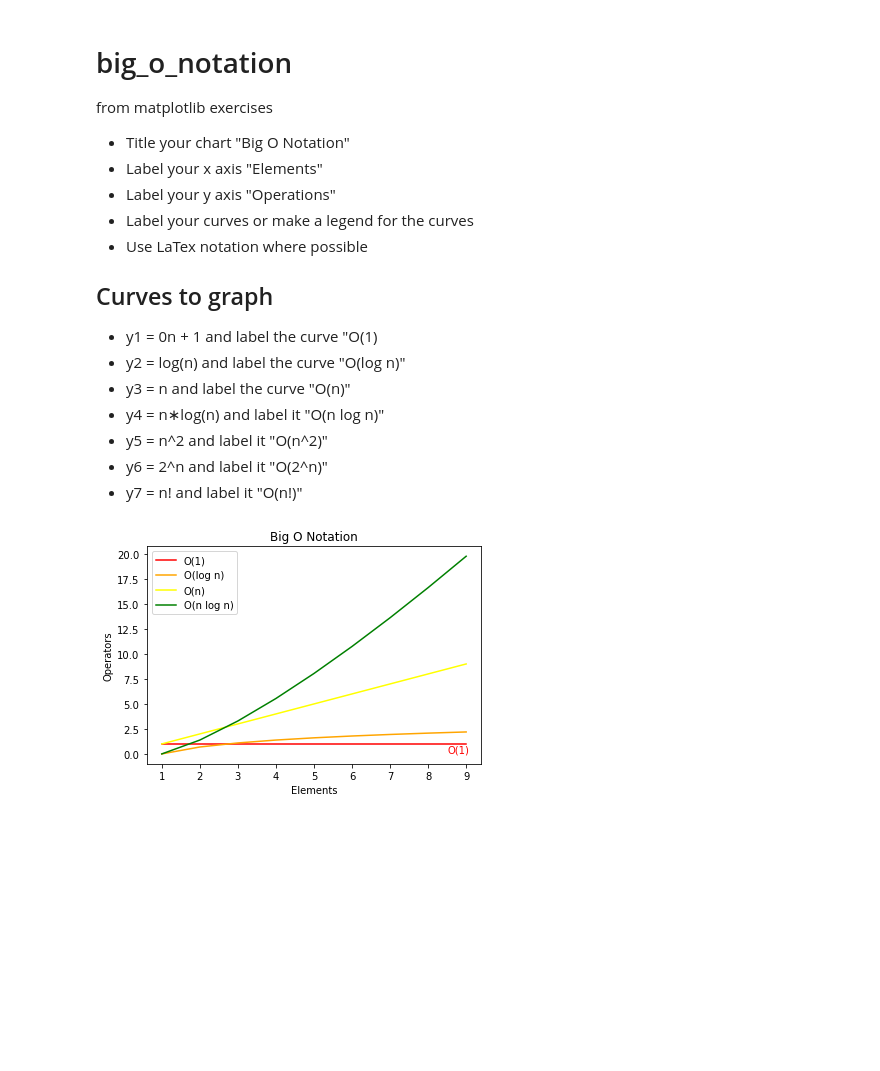
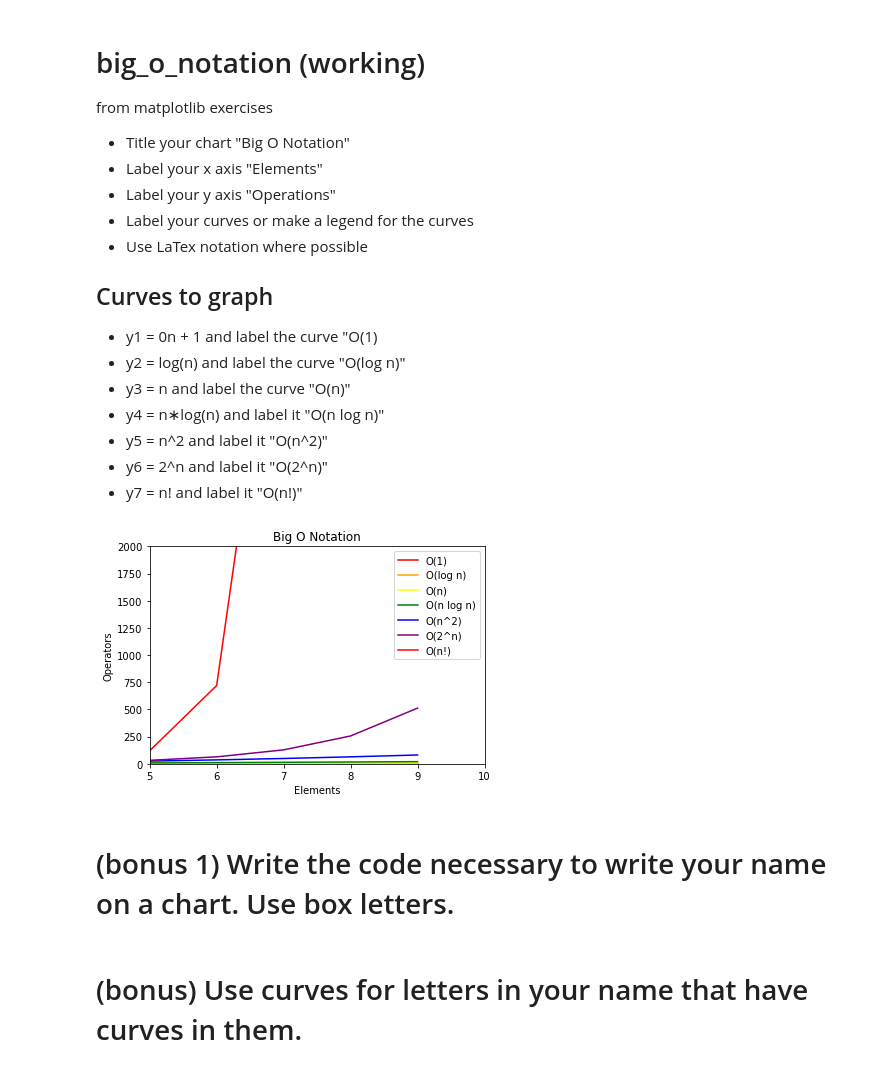
Before and after one commit to Jonessn22/numpy-pandas-visualization-exercises, a Jupyter notebook: big_o_notation.ipynb, the cells around one changed output. Cells and saved outputs as stored; diff of their text form; code cells hidden in the pictures; blank space fills up the shorter version.

```diff
--- a/big_o_notation.ipynb
+++ b/big_o_notation.ipynb
@@ -1,5 +1,5 @@
 # %% [markdown]
-# big_o_notation
+# big_o_notation (working)
 from matplotlib exercises
 
 - Title your chart "Big O Notation"
@@ -32,15 +32,25 @@ y7 = [math.factorial(n) for n in n]
 # %%
 plt.plot(n, y1, color = 'red', label = 'O(1)')
 plt.plot(n, y2, color = 'orange', label = 'O(log n)')
 plt.plot(n, y3, color = 'yellow', label = 'O(n)')
 plt.plot(n, y4, color = 'green', label = 'O(n log n)')
+plt.plot(n, y5, color = 'blue', label = 'O(n^2)')
+plt.plot(n, y6, color = 'purple', label = 'O(2^n)')
+plt.plot(n, y7, color = 'red', label = 'O(n!)')
 
 plt.title('Big O Notation')
 plt.xlabel('Elements')
 plt.ylabel('Operators')
-plt.text(8.5, .1, ('O(1)'), color = 'red')
+# plt.text(8.5, .1, ('O(1)'), color = 'red')
 plt.legend()
 
+plt.xlim(5, 10)
+plt.ylim(0, 2000)
+
 plt.show()
 # %% [output]
-[figure, old version]
+[figure, new version]
+# %% [markdown]
+# (bonus 1) Write the code necessary to write your name on a chart. Use box letters.
+# %% [markdown]
+# (bonus) Use curves for letters in your name that have curves in them.
```
Also changed, not shown: 2 other files.
